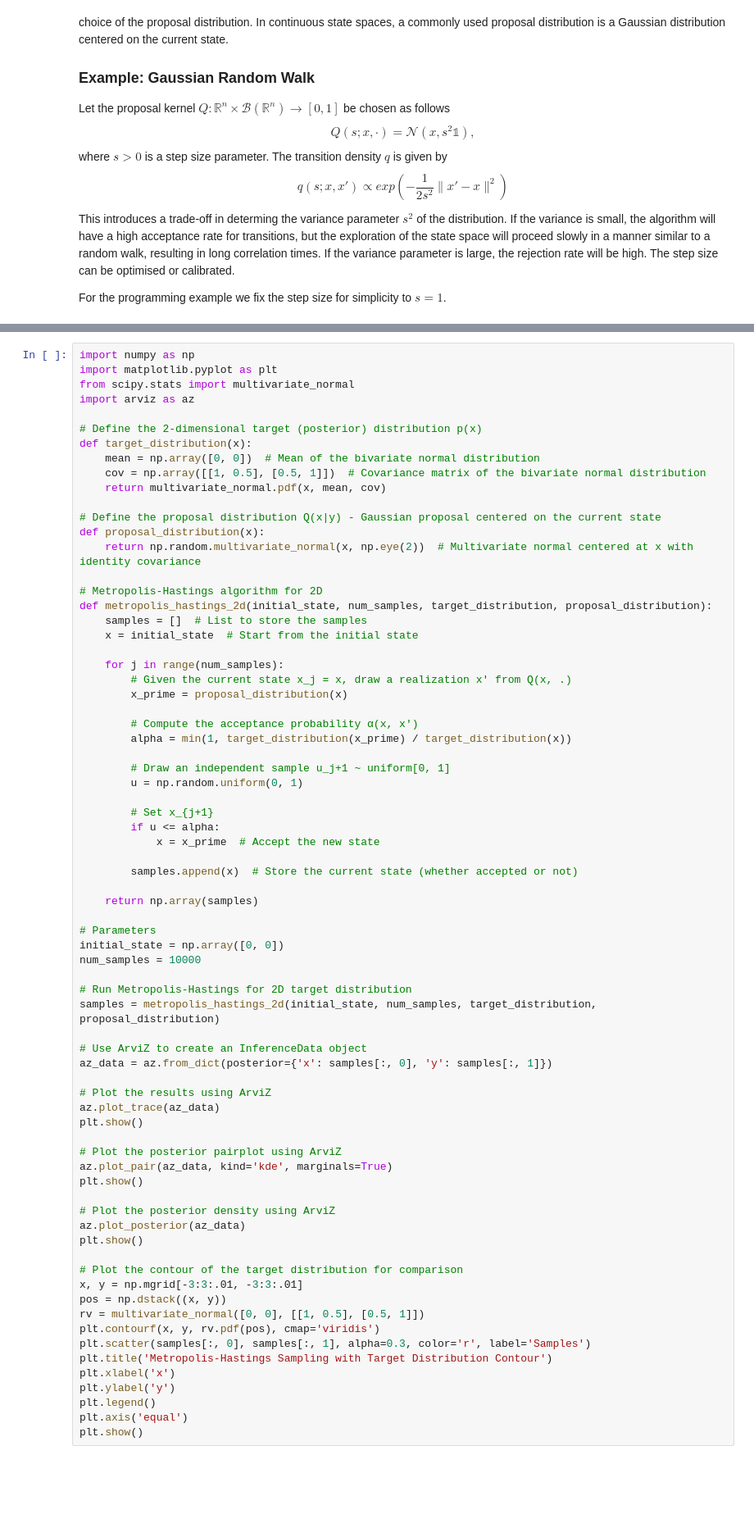
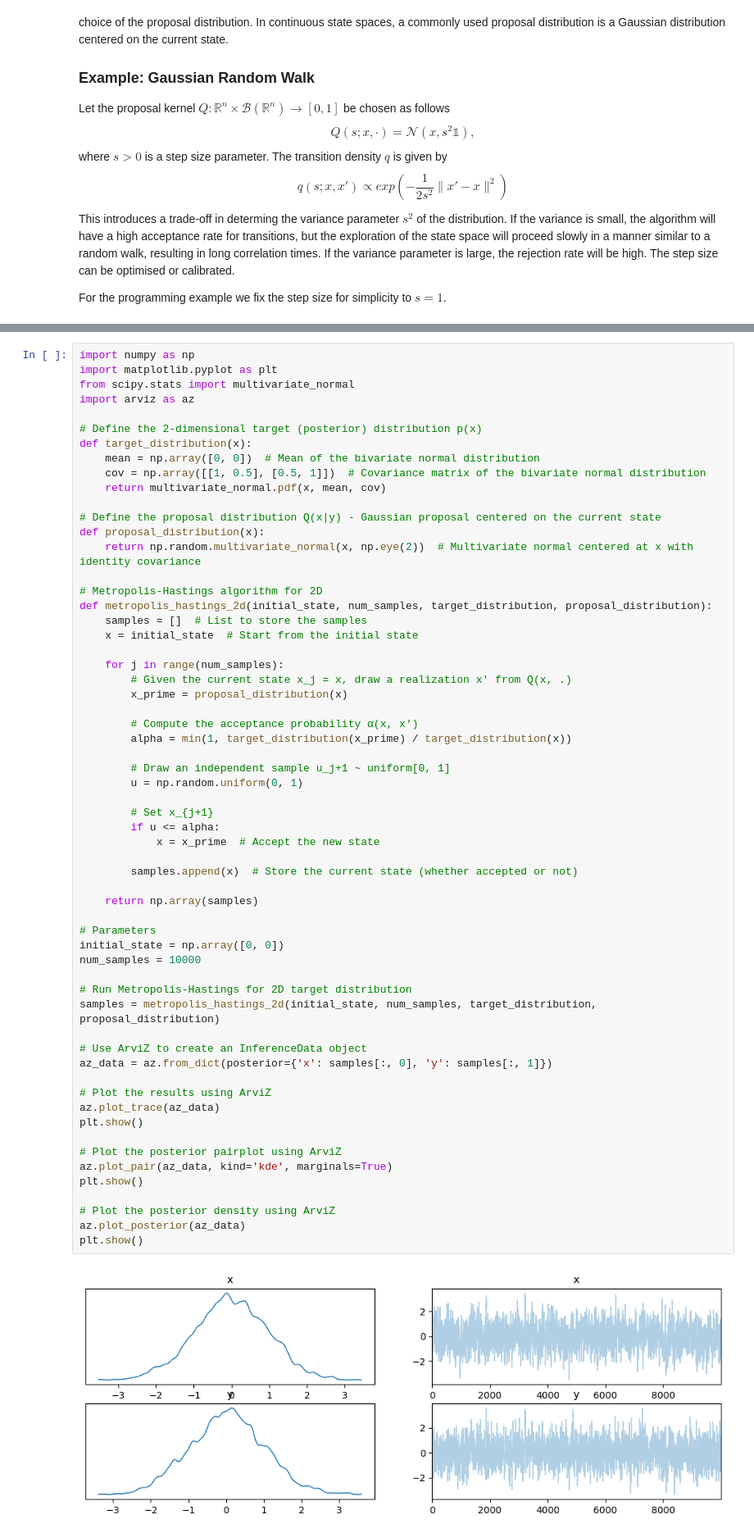
Before and after one commit to MathSEE-Modeling-Week/Modeling-Week, a Jupyter notebook: Monte_Carlo_Simulation/MCMC.ipynb, the cells around one changed output, grey strips where cells are left out. Shown: that part at 82% size. Saved outputs shown, nothing was run; the diff lists cells and outputs as text; blank space fills up the shorter version.

```diff
--- a/Monte_Carlo_Simulation/MCMC.ipynb
+++ b/Monte_Carlo_Simulation/MCMC.ipynb
@@ -229,43 +234,32 @@ def metropolis_hastings_2d(initial_state, num_samples, target_distribution, prop
 
         # Set x_{j+1}
         if u <= alpha:
             x = x_prime  # Accept the new state
 
         samples.append(x)  # Store the current state (whether accepted or not)
 
     return np.array(samples)
 
 # Parameters
 initial_state = np.array([0, 0])
 num_samples = 10000
 
 # Run Metropolis-Hastings for 2D target distribution
 samples = metropolis_hastings_2d(initial_state, num_samples, target_distribution, proposal_distribution)
 
 # Use ArviZ to create an InferenceData object
 az_data = az.from_dict(posterior={'x': samples[:, 0], 'y': samples[:, 1]})
 
 # Plot the results using ArviZ
 az.plot_trace(az_data)
 plt.show()
 
 # Plot the posterior pairplot using ArviZ
 az.plot_pair(az_data, kind='kde', marginals=True)
 plt.show()
 
 # Plot the posterior density using ArviZ
 az.plot_posterior(az_data)
 plt.show()
-
-# Plot the contour of the target distribution for comparison
-x, y = np.mgrid[-3:3:.01, -3:3:.01]
-pos = np.dstack((x, y))
-rv = multivariate_normal([0, 0], [[1, 0.5], [0.5, 1]])
-plt.contourf(x, y, rv.pdf(pos), cmap='viridis')
-plt.scatter(samples[:, 0], samples[:, 1], alpha=0.3, color='r', label='Samples')
-plt.title('Metropolis-Hastings Sampling with Target Distribution Contour')
-plt.xlabel('x')
-plt.ylabel('y')
-plt.legend()
-plt.axis('equal')
-plt.show()
+# %% [output]
+[figure, added]
```
Also changed, not shown: parts of 3 cells of this notebook, 1 other file.
